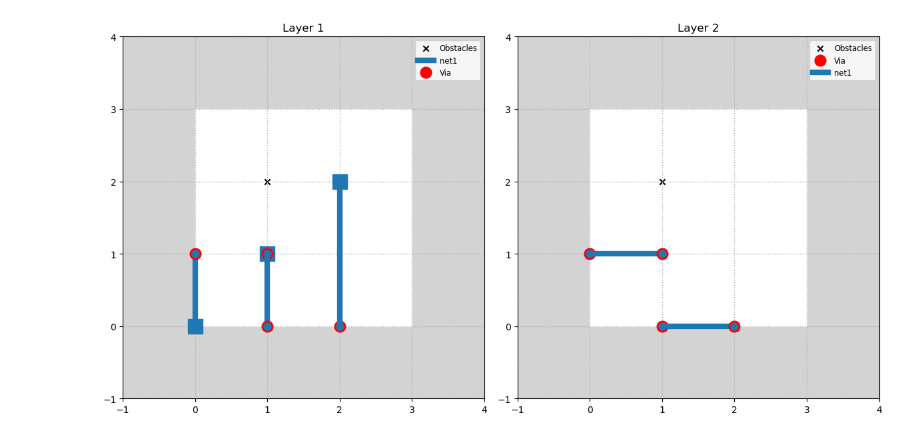
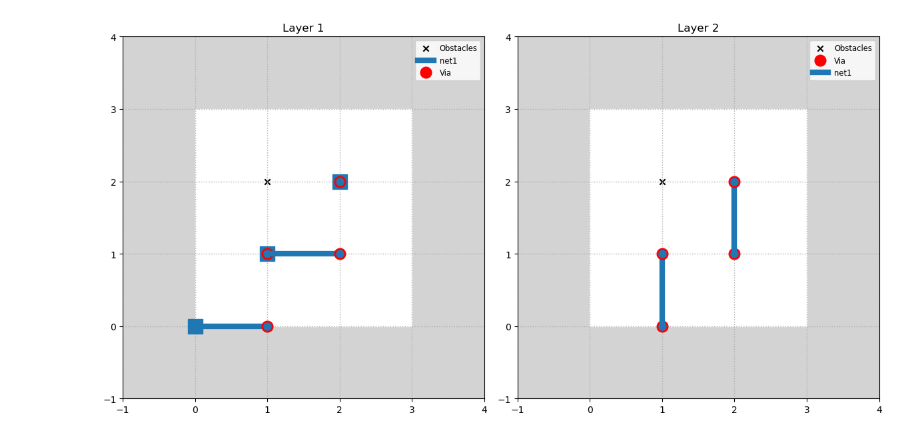
Before and after one commit to omar-bahgat/Maze-Router, a Jupyter notebook: MazeVisualizer.ipynb, the cells around one changed output. Saved outputs shown, nothing was run; the diff lists cells and outputs as text; code cells hidden in the pictures.

Commit message:
Visualizer1.5fixed

```diff
--- a/MazeVisualizer.ipynb
+++ b/MazeVisualizer.ipynb
@@ -91,35 +214,35 @@ def visualize(grid_size, obstacles, input_nets, output_nets, net_names=None):
             l2, x2, y2 = net[i + 1]
 
             if l1 == l2:
                 ax = layer_to_ax[l1]
                 ax.plot([x1, x2], [y1, y2], color=net_color, linewidth=6,
                         label=net_label if (l1, net_label) not in legend_added else "")
                 legend_added.add((l1, net_label))
             else:
                 #if i>0:
                     for l in [l1, l2]:
                         ax = layer_to_ax.get(l)
                         if ax:
                             ax.plot(x2, y2, marker='o', color=transition_color, markersize=12,
                                     linestyle='None', label='Via' if ('via', l) not in legend_added else "")
                             ax.plot(x2, y2, marker='o', color=net_color, markersize=8,
                                     linestyle='None')
                             legend_added.add(('via', l))
     for ax in axs:
         ax.legend(loc='upper right', fontsize='small')
 
 
     plt.tight_layout()
     plt.show()
 
 if __name__ == "__main__":
-    input_filename = "input.txt"
-    output_filename = "output.txt"
+    input_file = r"tests\input_3x3_1.txt"
+    output_file = r"tests\output_3x3_1.txt"
 
-    grid_size, obstacles, input_nets, net_names = parse_input_file(input_filename)
-    output_nets = parse_output_file(output_filename)
+    grid_size, obstacles, input_nets, net_names = parse_input_file(input_file)
+    output_nets = parse_output_file(output_file)
     #print(len(net_names))
     #print(len(output_nets))
     visualize(grid_size, obstacles, input_nets, output_nets, net_names)
 # %% [output]
-[figure, old version]
+[figure, new version]
```
Also changed, not shown: parts of 4 cells of this notebook, 2 other files.
